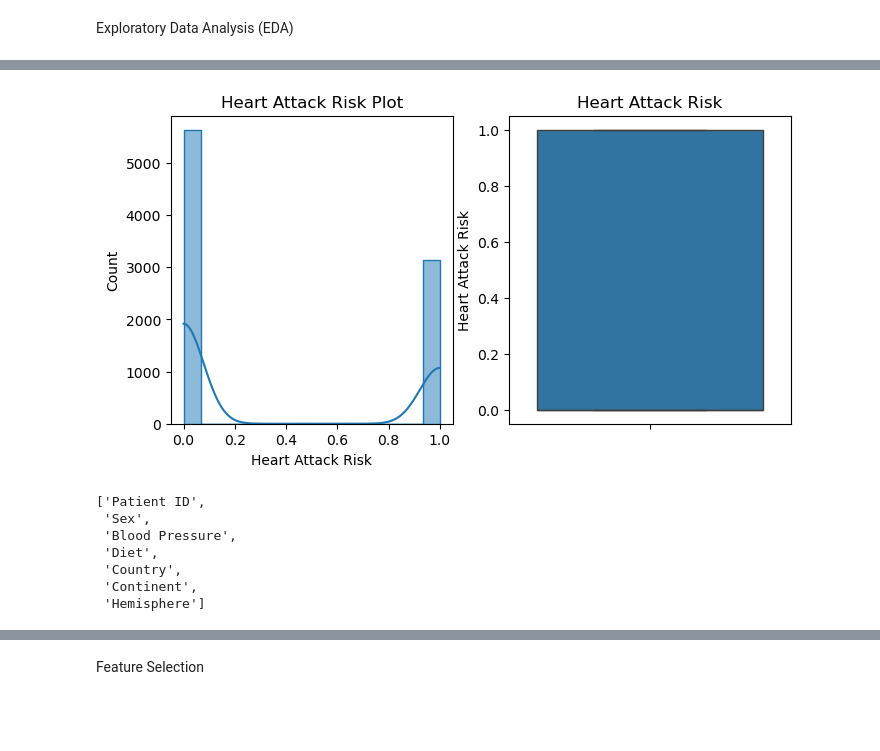
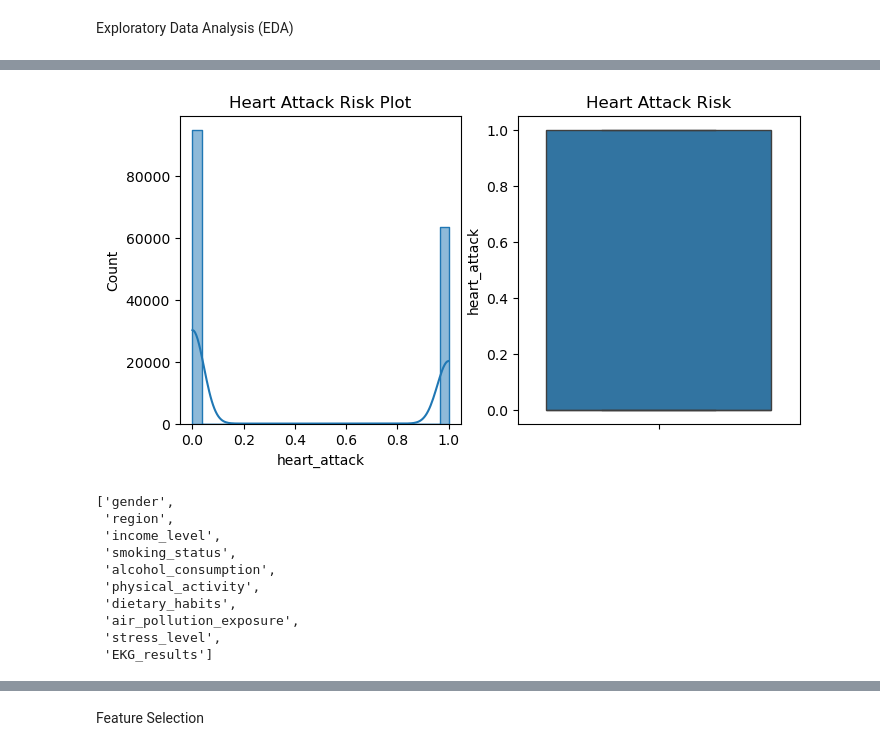
Before and after one commit to Akila-Prabath/Heart-Attack-Predictor, a Jupyter notebook: notebooks/FC212041_Isivara/eda_&_data_cleaning.ipynb, the cells around one changed output, grey strips where cells are left out. Cells and saved outputs as stored; diff of their text form; code cells hidden in the pictures; blank space fills up the shorter version.

```diff
--- a/notebooks/FC212041_Isivara/eda_&_data_cleaning.ipynb
+++ b/notebooks/FC212041_Isivara/eda_&_data_cleaning.ipynb
@@ -11,7 +11,7 @@ from sklearn.metrics import accuracy_score, confusion_matrix, classification_rep
 import pandas as pd
 
 # Load the dataset
-data = pd.read_csv('/workspaces/Heart-Attack-Predictor/data/raw/heart_attack_prediction_dataset.csv')
+data = pd.read_csv('/workspaces/Heart-Attack-Predictor/notebooks/FC212041_Isivara/heart_attack_prediction.csv')
 
 # Preview data
 data.head()
@@ -57,0 +50,5 @@ Heart Attack Risk ➜ [0 1]
+# %%
+# handel the missing values
+data['alcohol_consumption'] = data['alcohol_consumption'].fillna("Unknown")
+# check the missing values
+data.isnull().sum()
@@ -60,26 +108,29 @@ Exploratory Data Analysis (EDA)
 # %%
 plt.figure(figsize=(8,4))
 
 plt.subplot(1,2,1)
 plt.title('Heart Attack Risk Plot')
-sns.histplot(data["Heart Attack Risk"], kde=True, element='step')
+sns.histplot(data["heart_attack"], kde=True, element='step')
 
 plt.subplot(1,2,2)
-sns.boxplot(data["Heart Attack Risk"])
+sns.boxplot(data["heart_attack"])
 plt.title('Heart Attack Risk')
 
 plt.show()
 # %% [output]
-[figure, old version]
+[figure, new version]
 # %%
 categorical_features = [x for x in data.columns if data[x].dtype =='object']
 categorical_features
 # %% [output]
-['Patient ID',
- 'Sex',
- 'Blood Pressure',
- 'Diet',
- 'Country',
- 'Continent',
- 'Hemisphere']
+['gender',
+ 'region',
+ 'income_level',
+ 'smoking_status',
+ 'alcohol_consumption',
+ 'physical_activity',
+ 'dietary_habits',
+ 'air_pollution_exposure',
+ 'stress_level',
+ 'EKG_results']
 # %%
```
Also changed, not shown: parts of 23 cells of this notebook, 3 other files.
